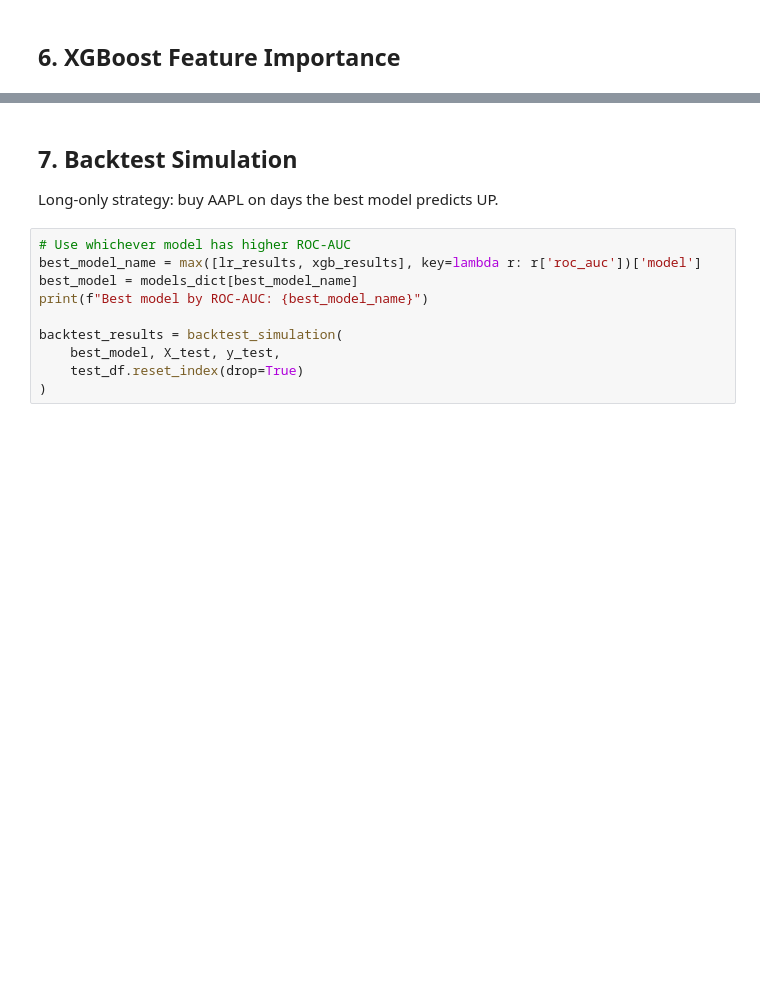
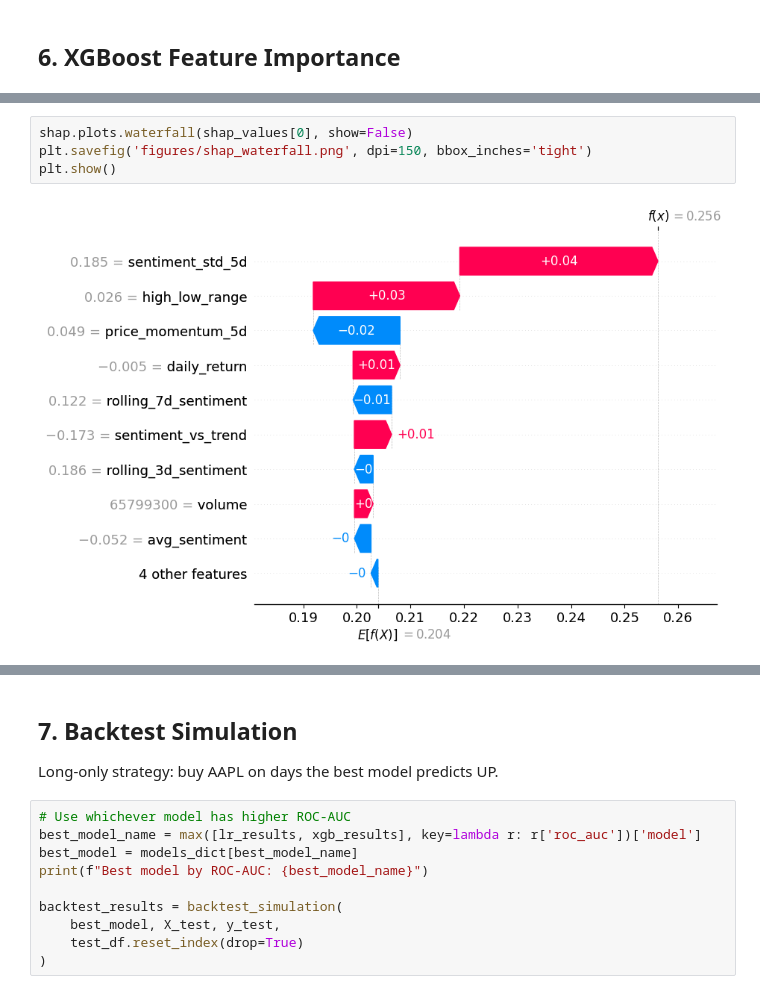
Before and after one commit to pythagoras305/CAP_3764_2026_Spring_Team_3, a Jupyter notebook: notebooks/models.ipynb, the cells around one changed output, grey strips where cells are left out. Cells and saved outputs as stored; diff of their text form; blank space fills up the shorter version.

```diff
--- a/notebooks/models.ipynb
+++ b/notebooks/models.ipynb
@@ -191,0 +352,6 @@ FileNotFoundError: [Errno 2] No such file or directory: 'notebooks/figures/featu
+# %%
+shap.plots.waterfall(shap_values[0], show=False)
+plt.savefig('figures/shap_waterfall.png', dpi=150, bbox_inches='tight')
+plt.show()
+# %% [output]
+[figure, added]
```
Also changed, not shown: parts of 25 cells of this notebook, 1 other file.
